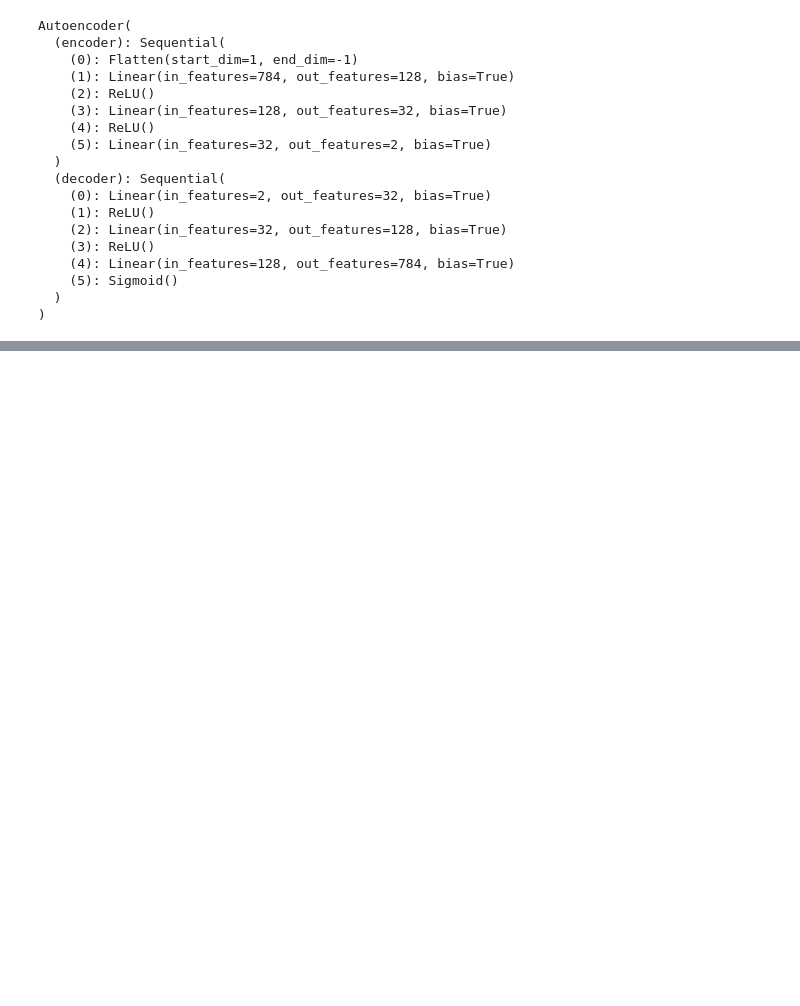
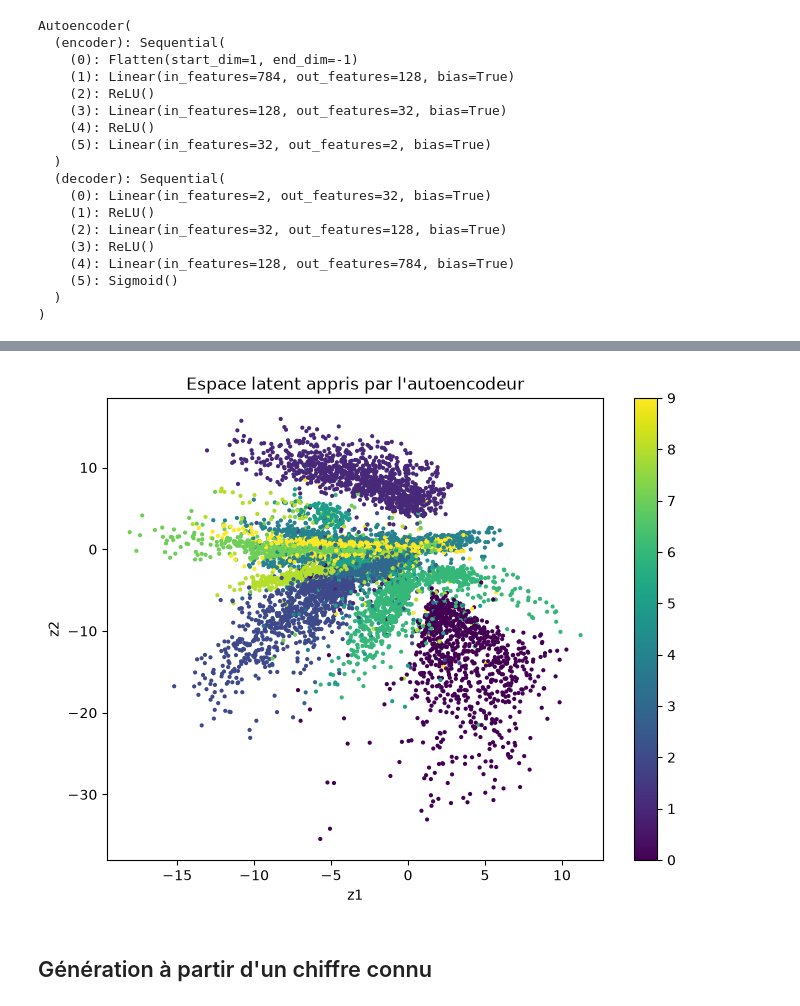
Before and after one commit to dounia1230/models_generatifs, a Jupyter notebook: lab.ipynb, the cells around one changed output, grey strips where cells are left out. Saved outputs shown, nothing was run; the diff lists cells and outputs as text; code cells hidden in the pictures; blank space fills up the shorter version.

```diff
--- a/lab.ipynb
+++ b/lab.ipynb
@@ -217,0 +332,29 @@ Autoencoder(
+# %%
+## Visualisation de l'espace latent
+ae.eval()
+
+zs = []
+ys = []
+
+with torch.no_grad():
+    for x, y in test_loader:
+        x = x.to(device)
+        z = ae.encode(x)
+
+        zs.append(z.cpu())
+        ys.append(y)
+
+Z = torch.cat(zs).numpy()
+Y = torch.cat(ys).numpy()
+
+plt.figure(figsize=(8, 6))
+scatter = plt.scatter(Z[:, 0], Z[:, 1], c=Y, s=4)
+plt.xlabel("z1")
+plt.ylabel("z2")
+plt.title("Espace latent appris par l'autoencodeur")
+plt.colorbar(scatter)
+plt.show()
+# %% [output]
+[figure, added]
+# %% [markdown]
+## Génération à partir d'un chiffre connu
```
Also changed, not shown: parts of 14 cells of this notebook, 1 other file.
